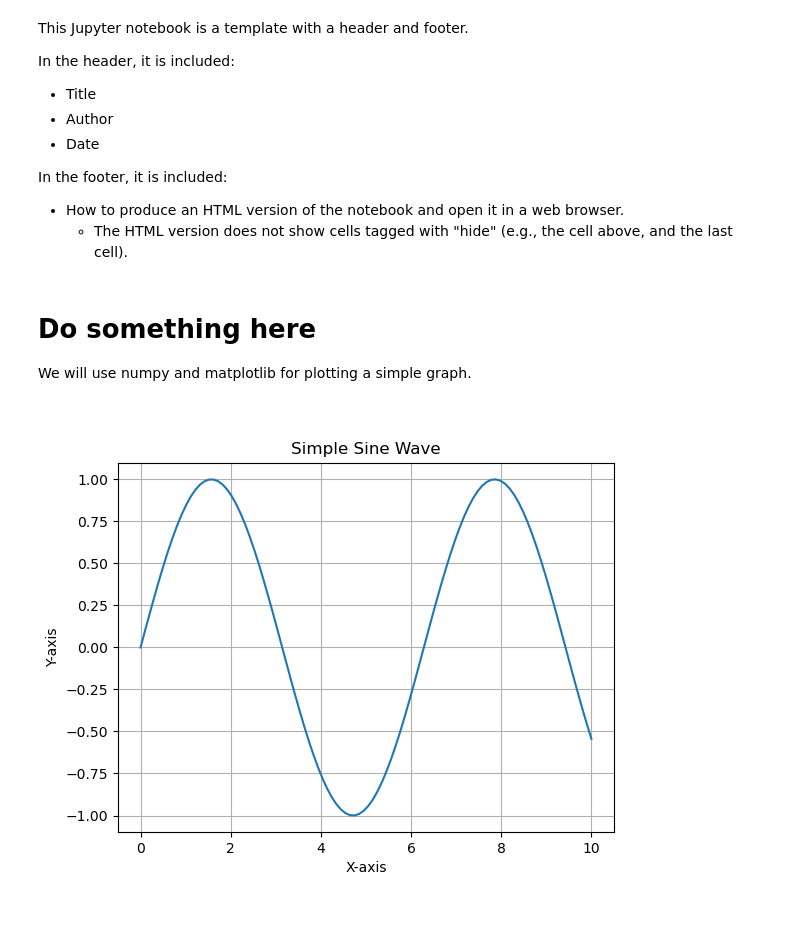
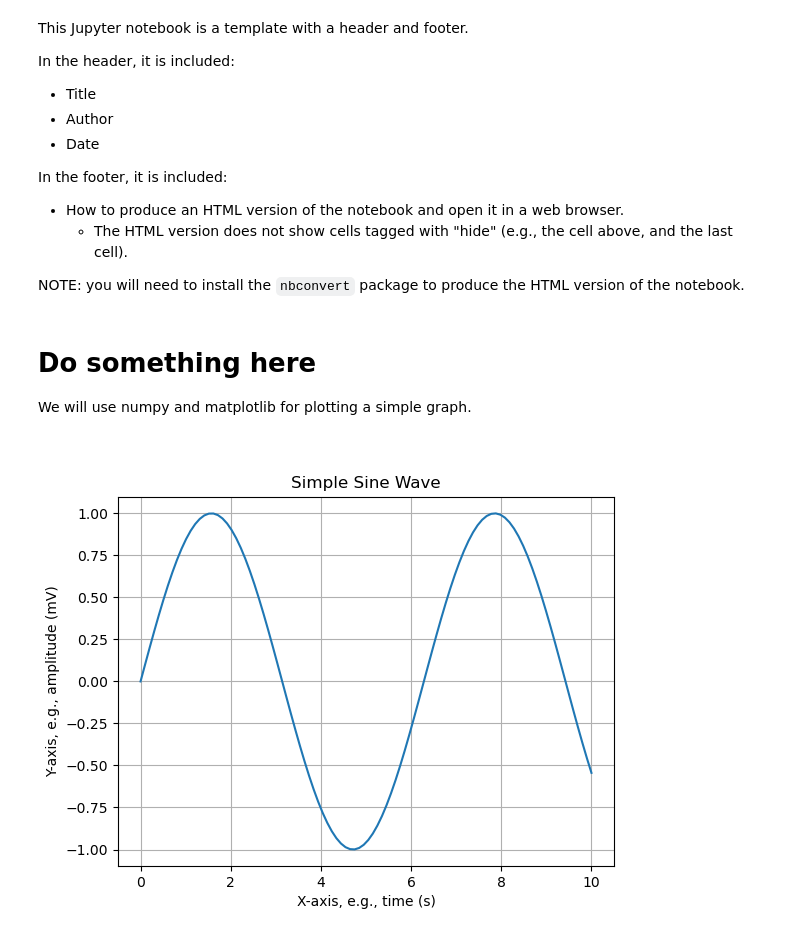
Before and after one commit to DenisMot/Python-for-HMS-Template, a Jupyter notebook: template.ipynb, the cells around one changed output. Cells and saved outputs as stored; diff of their text form; code cells hidden in the pictures.

```diff
--- a/template.ipynb
+++ b/template.ipynb
@@ -28,6 +28,8 @@ In the header, it is included:
 In the footer, it is included:
 - How to produce an HTML version of the notebook and open it in a web browser.
   - The HTML version does not show cells tagged with "hide" (e.g., the cell above, and the last cell).
+
+NOTE: you will need to install the `nbconvert` package to produce the HTML version of the notebook.
 # %% [markdown]
 # Do something here
 We will use numpy and matplotlib for plotting a simple graph.
@@ -43,15 +45,15 @@ import os
 # %%
 # plot a simple graph
 x = np.linspace(0, 10, 100)
 y = np.sin(x)
 plt.plot(x, y)
 plt.title("Simple Sine Wave")
-plt.xlabel("X-axis")
-plt.ylabel("Y-axis")
+plt.xlabel("X-axis, e.g., time (s)")
+plt.ylabel("Y-axis, e.g., amplitude (mV)")
 plt.grid()
 plt.show()
 # %% [output]
-[figure, old version]
+[figure, new version]
 # %%
 # https://nbconvert.readthedocs.io/en/latest/removing_cells.html
 # https://github.com/msm1089/ipynbname/issues/17#issuecomment-1293269863
```
Also changed, not shown: parts of 2 cells of this notebook.
